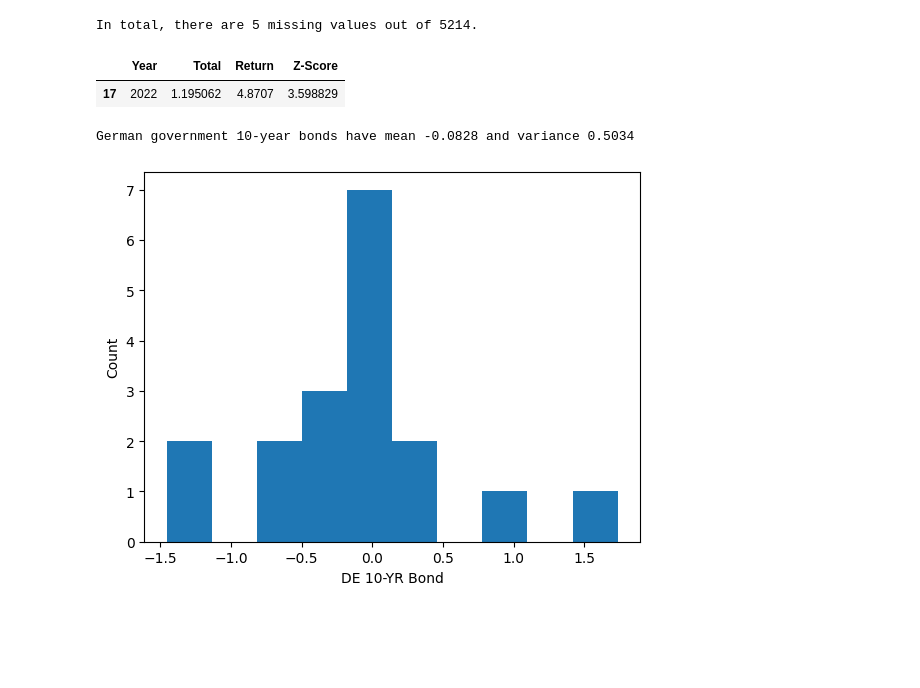
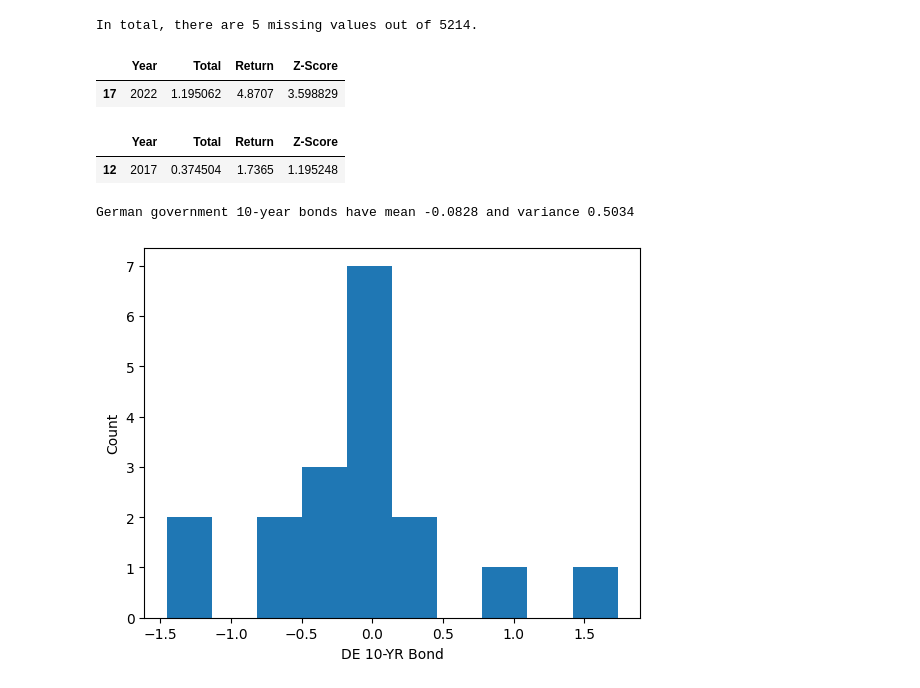
Before and after one commit to JachymS/FIRE_Rule_from_a_Perspective_of_a_Czech_Retail_Investor, a Jupyter notebook: processing/Bonds.ipynb, the cells around one changed output. Saved outputs shown, nothing was run; the diff lists cells and outputs as text; code cells hidden in the pictures; blank space fills up the shorter version.

```diff
--- a/processing/Bonds.ipynb
+++ b/processing/Bonds.ipynb
@@ -158,3 +166,9 @@ de_bond[np.abs(de_bond["Z-Score"])>3] # Year 2022
 # %% [output]
 |  | Year | Total | Return | Z-Score |
 | 17 | 2022 | 1.195062 | 4.8707 | 3.598829 |
+# %%
+# Check for Max Z-Score
+de_bond[np.abs(de_bond["Return"]) == np.abs(np.max((de_bond["Return"])))]
+# %% [output]
+|  | Year | Total | Return | Z-Score |
+| 12 | 2017 | 0.374504 | 1.7365 | 1.195248 |
```
Also changed, not shown: parts of 3 cells of this notebook.
